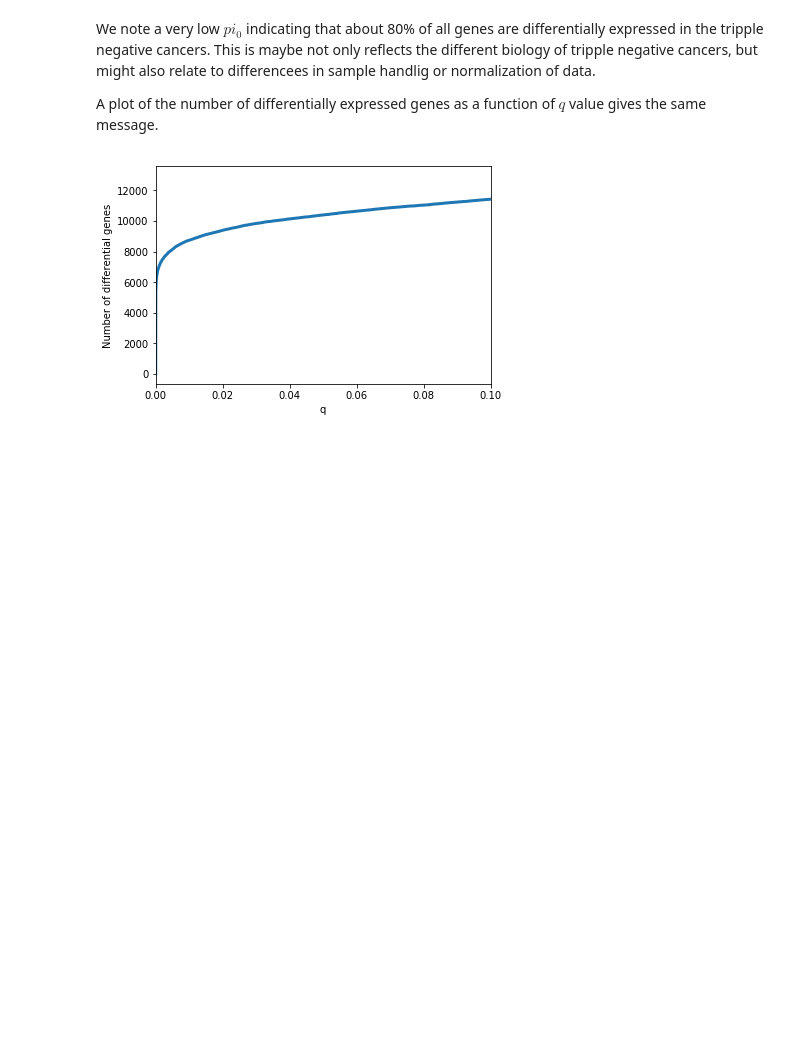
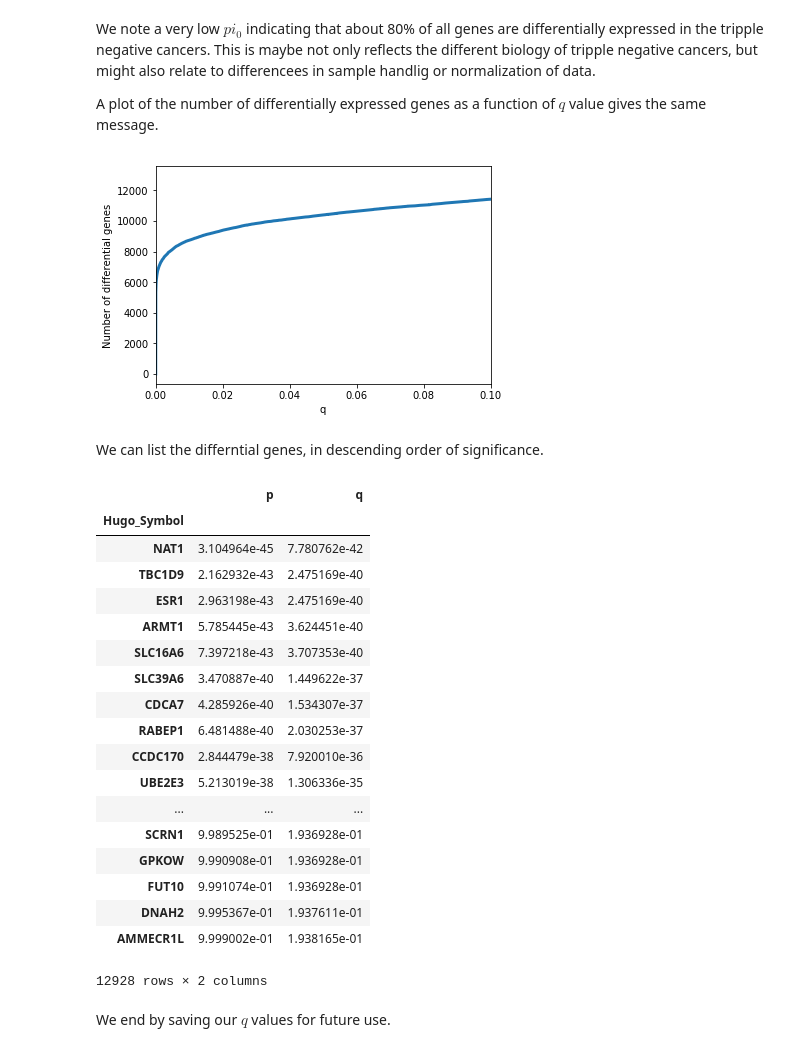
Before and after one commit to statisticalbiotechnology/cb2030, a Jupyter notebook: nb/multiplehypo/qvalue.ipynb, the cells around one changed output. Cells and saved outputs as stored; diff of their text form; code cells hidden in the pictures; blank space fills up the shorter version.

```diff
--- a/nb/multiplehypo/qvalue.ipynb
+++ b/nb/multiplehypo/qvalue.ipynb
@@ -160,3 +160,29 @@ plt.ylim();
 plt.ylabel("Number of differential genes");
 # %% [output]
 [figure]
+# %% [markdown]
+We can list the differntial genes, in descending order of significance.
+# %%
+qv
+# %% [output]
+|  | p | q |
+| Hugo_Symbol |  |  |
+| NAT1 | 3.104964e-45 | 7.780762e-42 |
+| TBC1D9 | 2.162932e-43 | 2.475169e-40 |
+| ESR1 | 2.963198e-43 | 2.475169e-40 |
+| ARMT1 | 5.785445e-43 | 3.624451e-40 |
+| SLC16A6 | 7.397218e-43 | 3.707353e-40 |
+| SLC39A6 | 3.470887e-40 | 1.449622e-37 |
+| CDCA7 | 4.285926e-40 | 1.534307e-37 |
+| RABEP1 | 6.481488e-40 | 2.030253e-37 |
+| CCDC170 | 2.844479e-38 | 7.920010e-36 |
+| UBE2E3 | 5.213019e-38 | 1.306336e-35 |
+| ... | ... | ... |
+| SCRN1 | 9.989525e-01 | 1.936928e-01 |
+| GPKOW | 9.990908e-01 | 1.936928e-01 |
+| FUT10 | 9.991074e-01 | 1.936928e-01 |
+| DNAH2 | 9.995367e-01 | 1.937611e-01 |
+| AMMECR1L | 9.999002e-01 | 1.938165e-01 |
+12928 rows × 2 columns
+# %% [markdown]
+We end by saving our $q$ values for future use.
```
Also changed, not shown: parts of 2 cells of this notebook, 2 other files.
